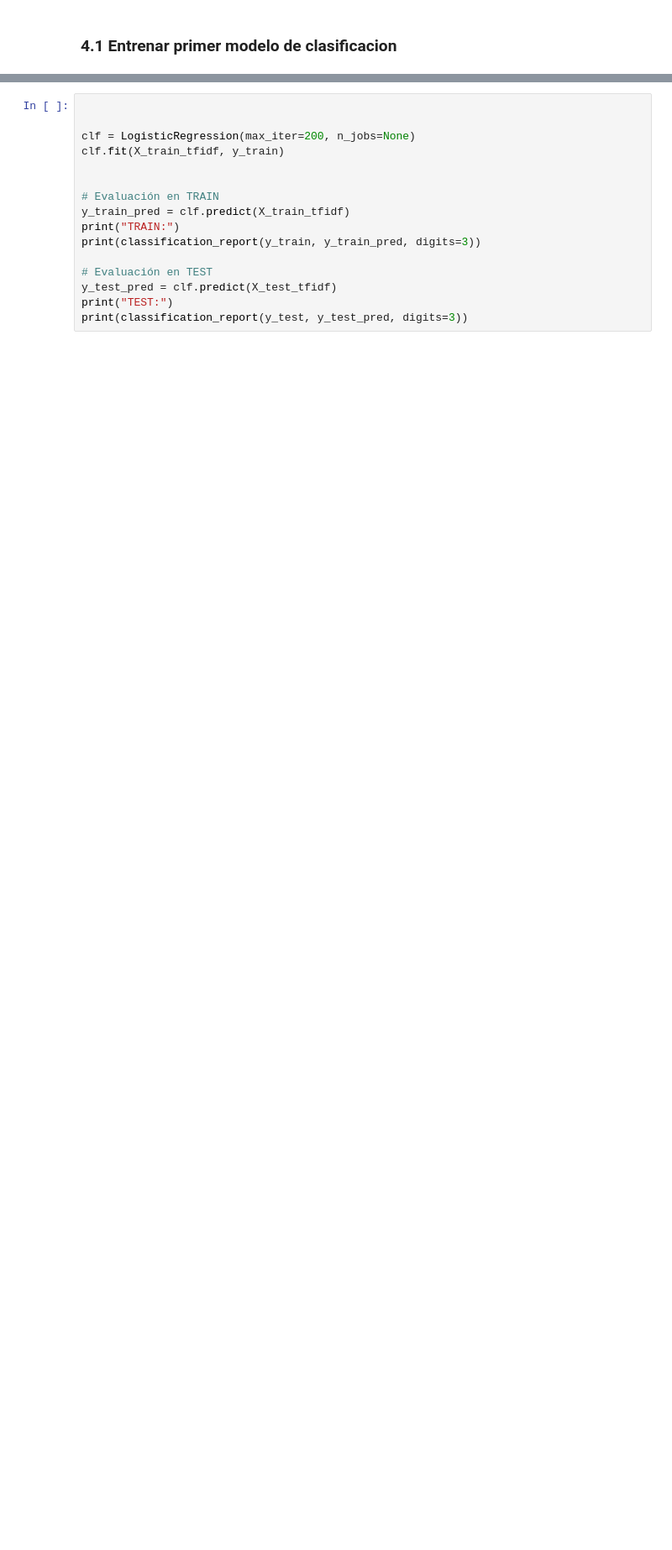
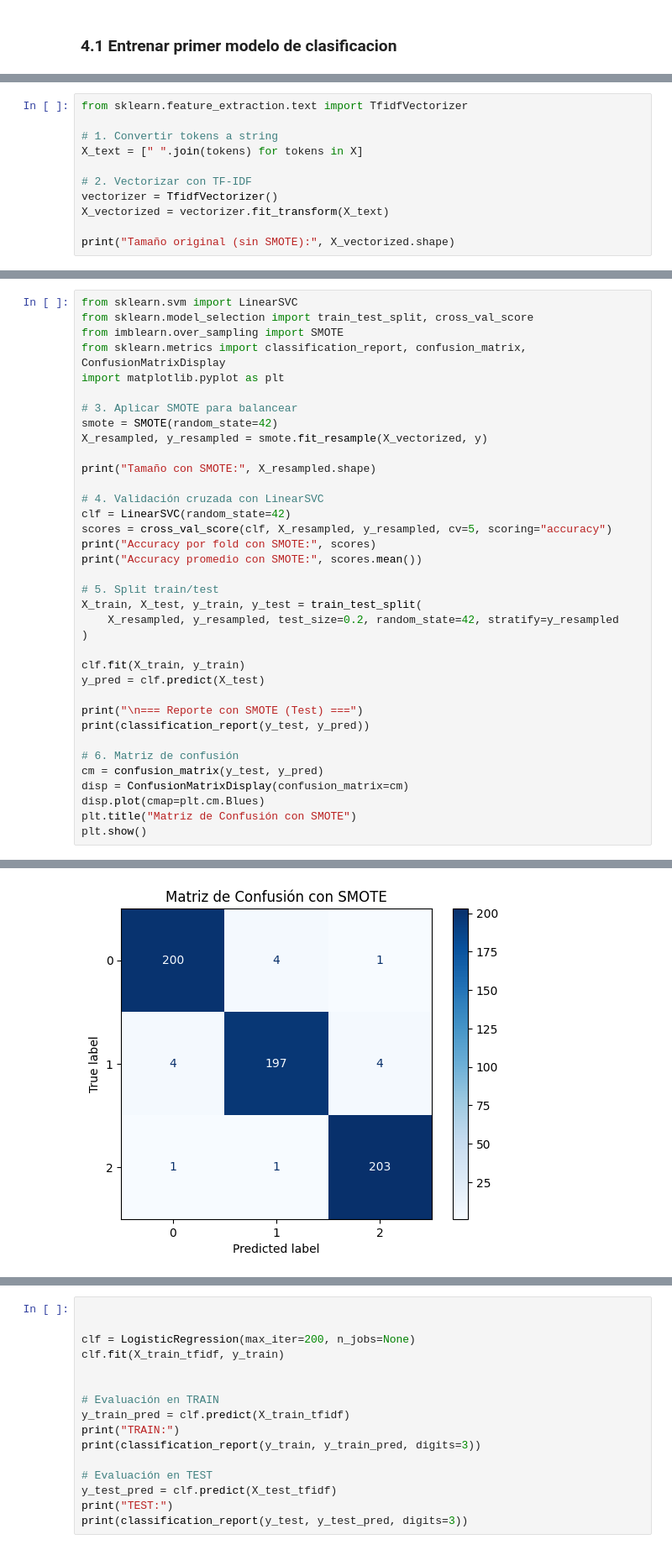
Before and after one commit to Juanin6/Proyecto1-BI, a Jupyter notebook: etapa1.ipynb, the cells around one changed output, grey strips where cells are left out. Shown at 84% size. Cells and saved outputs as stored; diff of their text form; blank space fills up the shorter version.

```diff
--- a/etapa1.ipynb
+++ b/etapa1.ipynb
@@ -344,0 +448,11 @@ X_test_tfidf  = vec_tfidf.transform(X_test)
+# %%
+from sklearn.feature_extraction.text import TfidfVectorizer
+
+# 1. Convertir tokens a string
+X_text = [" ".join(tokens) for tokens in X]
+
+# 2. Vectorizar con TF-IDF
+vectorizer = TfidfVectorizer()
+X_vectorized = vectorizer.fit_transform(X_text)
+
+print("Tamaño original (sin SMOTE):", X_vectorized.shape)
@@ -344,0 +463,37 @@ X_test_tfidf  = vec_tfidf.transform(X_test)
+# %%
+from sklearn.svm import LinearSVC
+from sklearn.model_selection import train_test_split, cross_val_score
+from imblearn.over_sampling import SMOTE
+from sklearn.metrics import classification_report, confusion_matrix, ConfusionMatrixDisplay
+import matplotlib.pyplot as plt
+
+# 3. Aplicar SMOTE para balancear
+smote = SMOTE(random_state=42)
+X_resampled, y_resampled = smote.fit_resample(X_vectorized, y)
+
+print("Tamaño con SMOTE:", X_resampled.shape)
+
+# 4. Validación cruzada con LinearSVC
+clf = LinearSVC(random_state=42)
+scores = cross_val_score(clf, X_resampled, y_resampled, cv=5, scoring="accuracy")
+print("Accuracy por fold con SMOTE:", scores)
+print("Accuracy promedio con SMOTE:", scores.mean())
+
+# 5. Split train/test
+X_train, X_test, y_train, y_test = train_test_split(
+    X_resampled, y_resampled, test_size=0.2, random_state=42, stratify=y_resampled
+)
+
+clf.fit(X_train, y_train)
+y_pred = clf.predict(X_test)
+
+print("\n=== Reporte con SMOTE (Test) ===")
+print(classification_report(y_test, y_pred))
+
+# 6. Matriz de confusión
+cm = confusion_matrix(y_test, y_pred)
+disp = ConfusionMatrixDisplay(confusion_matrix=cm)
+disp.plot(cmap=plt.cm.Blues)
+plt.title("Matriz de Confusión con SMOTE")
+plt.show()
+# %% [output]
@@ -344,0 +514 @@ X_test_tfidf  = vec_tfidf.transform(X_test)
+[figure, added]
```
Also changed, not shown: parts of 33 cells of this notebook, 1 other file.
